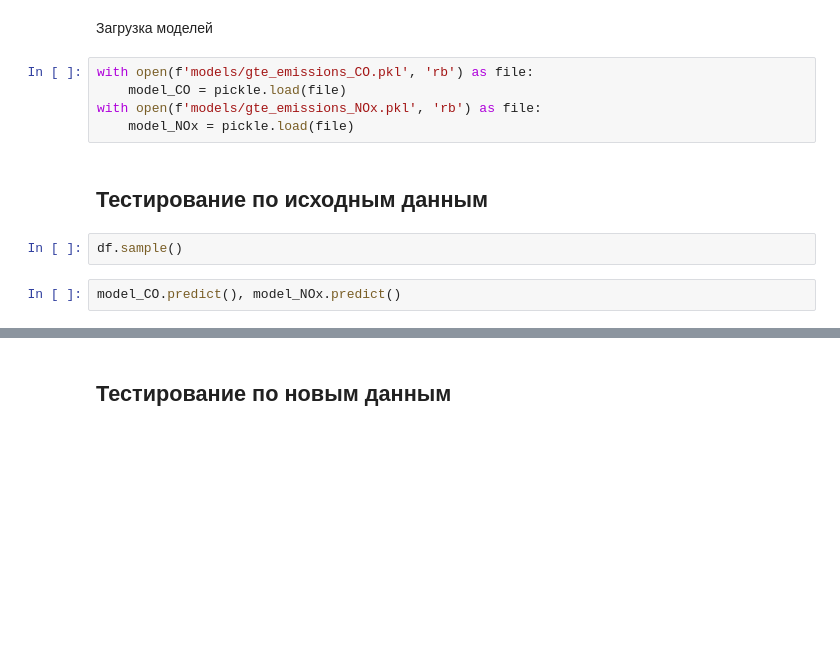
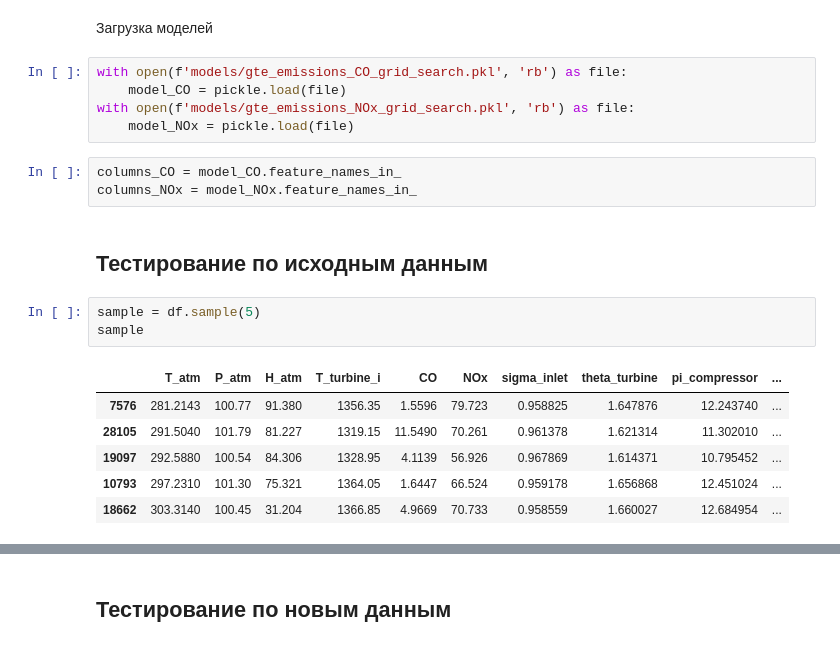
Before and after one commit to ParkhomenkoDV/gte_emissions, a Jupyter notebook: gte_emissions.ipynb, the cells around one changed output, grey strips where cells are left out. Drawn from its saved outputs; the diff is of its cells as text; blank space fills up the shorter version.

```diff
--- a/gte_emissions.ipynb
+++ b/gte_emissions.ipynb
@@ -840,13 +869,22 @@ os.listdir('models')
 # %% [markdown]
 Загрузка моделей
 # %%
-with open(f'models/gte_emissions_CO.pkl', 'rb') as file:
+with open(f'models/gte_emissions_CO_grid_search.pkl', 'rb') as file:
     model_CO = pickle.load(file)
-with open(f'models/gte_emissions_NOx.pkl', 'rb') as file:
+with open(f'models/gte_emissions_NOx_grid_search.pkl', 'rb') as file:
     model_NOx = pickle.load(file)
+# %%
+columns_CO = model_CO.feature_names_in_
+columns_NOx = model_NOx.feature_names_in_
 # %% [markdown]
 ## Тестирование по исходным данным
-# %%
-df.sample()
-# %%
-model_CO.predict(), model_NOx.predict()
+# %%
+sample = df.sample(5)
+sample
+# %% [output]
+|  | T_atm | P_atm | H_atm | T_turbine_i | CO | NOx | sigma_inlet | theta_turbine | pi_compressor | ... |
+| 7576 | 281.2143 | 100.77 | 91.380 | 1356.35 | 1.5596 | 79.723 | 0.958825 | 1.647876 | 12.243740 | ... |
+| 28105 | 291.5040 | 101.79 | 81.227 | 1319.15 | 11.5490 | 70.261 | 0.961378 | 1.621314 | 11.302010 | ... |
+| 19097 | 292.5880 | 100.54 | 84.306 | 1328.95 | 4.1139 | 56.926 | 0.967869 | 1.614371 | 10.795452 | ... |
+| 10793 | 297.2310 | 101.30 | 75.321 | 1364.05 | 1.6447 | 66.524 | 0.959178 | 1.656868 | 12.451024 | ... |
+| 18662 | 303.3140 | 100.45 | 31.204 | 1366.85 | 4.9669 | 70.733 | 0.958559 | 1.660027 | 12.684954 | ... |
```
Also changed, not shown: parts of 14 cells of this notebook.
